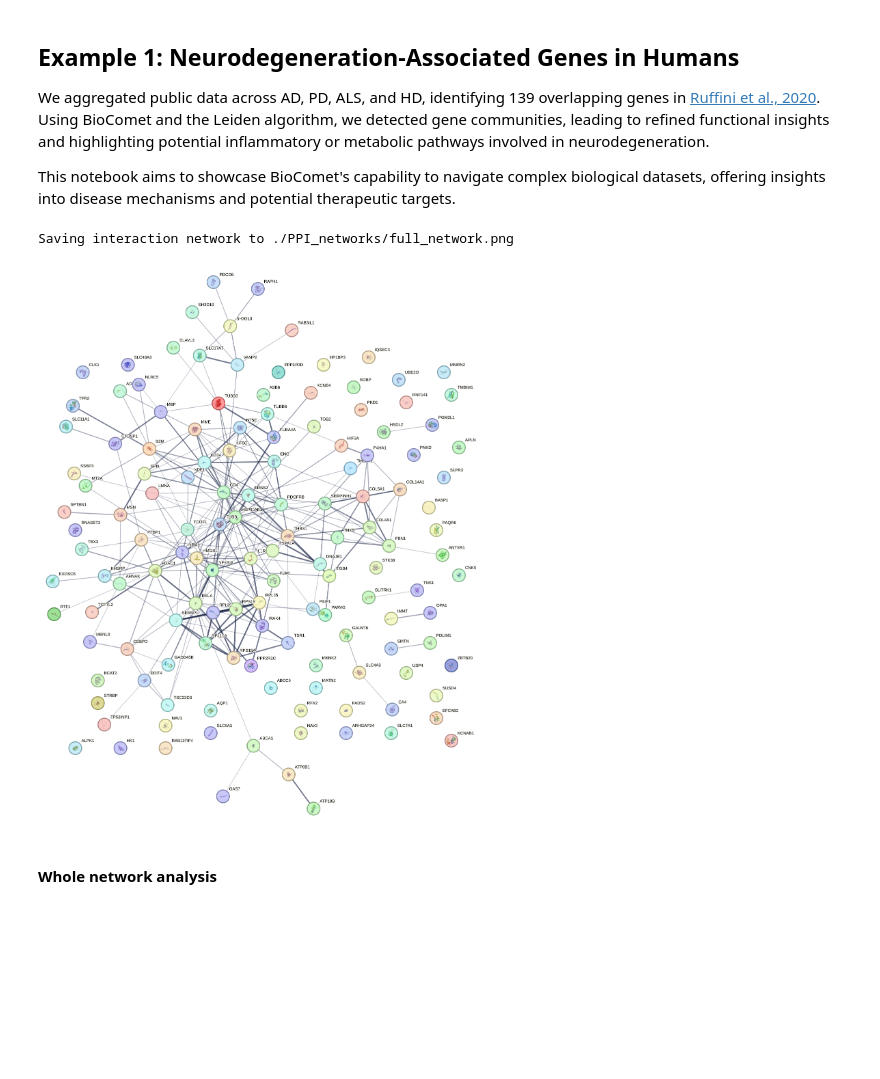
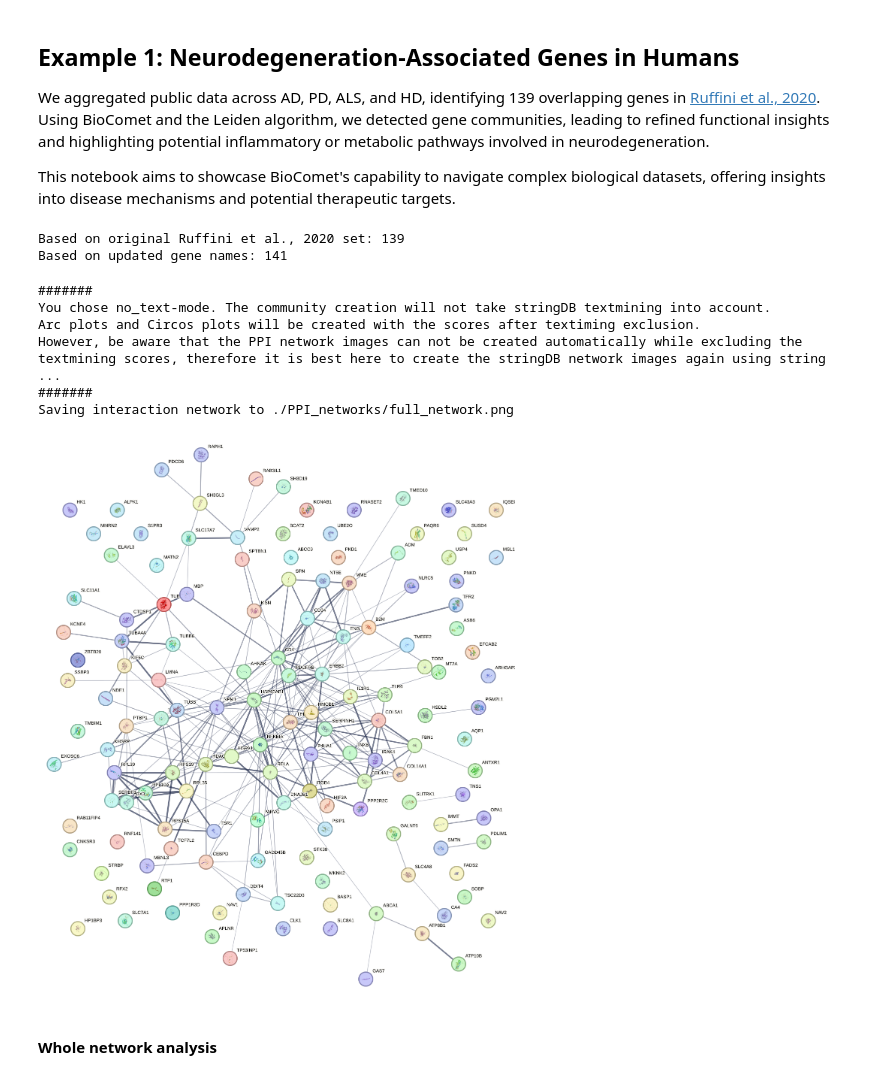
Before and after one commit to NiRuff/biocomet, a Jupyter notebook: UseCases/UseCase1-Common_NDD_Genes.ipynb, the cells around one changed output. Drawn from its saved outputs; the diff is of its cells as text; code cells hidden in the pictures; blank space fills up the shorter version.

Commit message:
added dict again

```diff
--- a/UseCases/UseCase1-Common_NDD_Genes.ipynb
+++ b/UseCases/UseCase1-Common_NDD_Genes.ipynb
@@ -12,24 +12,34 @@ NDDs_long_df = examples.NDDs_long_df
 
 # load 139 common genes based on Ruffini et al., 2020
 common_genes = examples.hs_ndd_genes
+print('Based on original Ruffini et al., 2020 set: ' + str(len(common_genes)))
 
-# load common genes based on Ruffini et al., 2021 (after mapping to stringDB identifiers, the difference
-# is 98 mapped genes from the 2020 set and 99 from the 2021 set)
-
+# load common genes based on Ruffini et al., 2021
+# based on more recent conversion, this results in 141 genes instead of 139
 NDDs_long_df_DEG = NDDs_long_df[(NDDs_long_df['OmicsLayer'] == 'DEG')]
 
-genes_with_count_4 = NDDs_long_df_DEG[NDDs_long_df_DEG.groupby('Gene')['NDD'].transform('size') == 4]['Gene']
+genes_with_count_4 = NDDs_long_df_DEG[NDDs_long_df_DEG.groupby('Gene')['NDD'].transform('size') == 4]['Gene'].unique()
 
-#common_genes = genes_with_count_4
+common_genes = genes_with_count_4
+
+print('Based on updated gene names: ' + str(len(common_genes)))
+# %% [output]
+Based on original Ruffini et al., 2020 set: 139
+Based on updated gene names: 141
 # %%
 # build the PPI object with the default min score of 400 for a connection
-PPI = bc.PPIGraph(gene_list=common_genes, organism='human', min_score=400)
+PPI = bc.PPIGraph(gene_list=common_genes, organism='human', min_score=400, no_text='strict')
 
 # display the full PPI Graph
 PPI.plot_PPI(full_network=True)
 # %% [output]
+#######
+You chose no_text-mode. The community creation will not take stringDB textmining into account.
+Arc plots and Circos plots will be created with the scores after textiming exclusion.
+However, be aware that the PPI network images can not be created automatically while excluding the textmining scores, therefore it is best here to create the stringDB network images again using string ...
+#######
 Saving interaction network to ./PPI_networks/full_network.png
-[figure, old version]
+[figure, new version]
 # %% [markdown]
 #### Whole network analysis
 # %%
```
Also changed, not shown: parts of 4 cells of this notebook.
